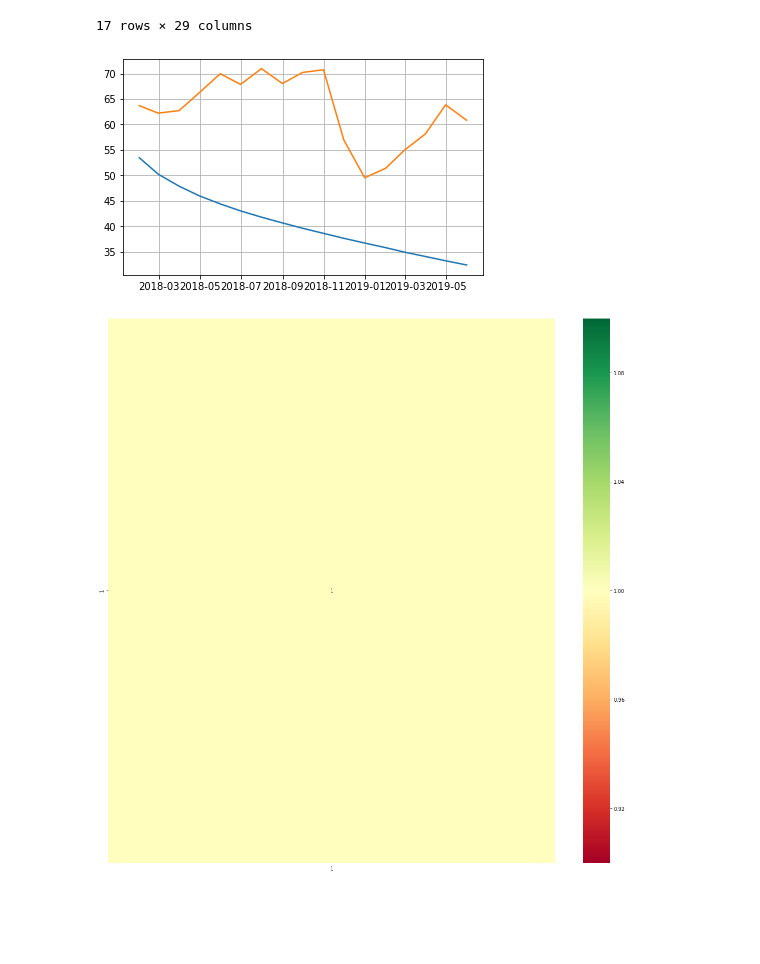
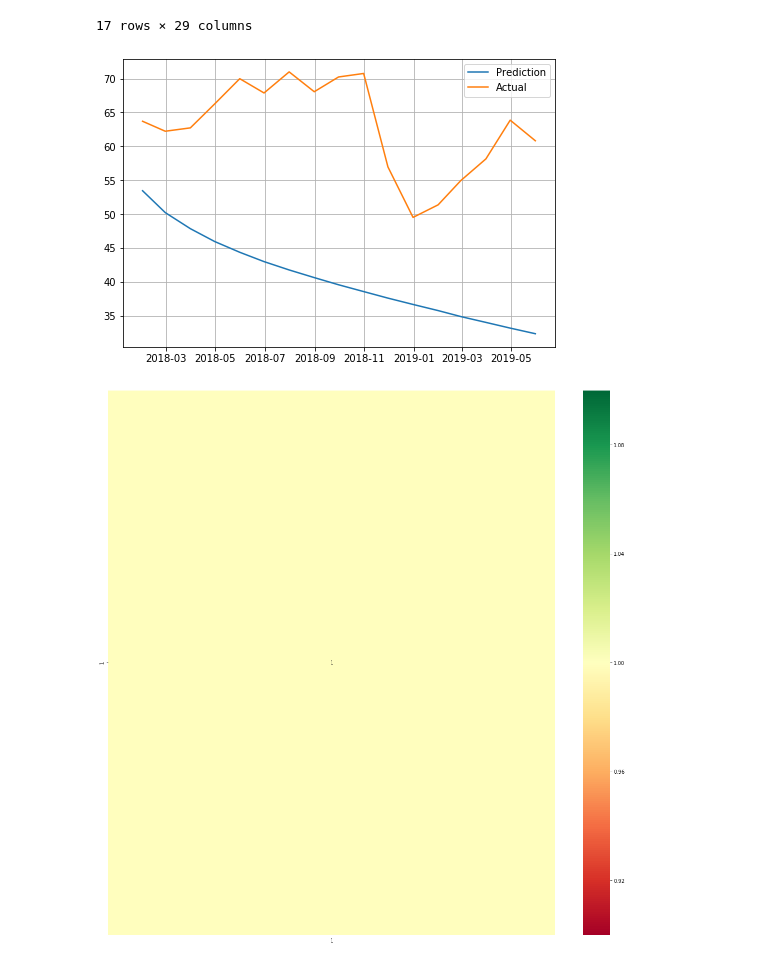
Before and after one commit to VeeLeeKoh/inventors_sprint, a Jupyter notebook: VAR model.ipynb, the cells around one changed output. Drawn from its saved outputs; the diff is of its cells as text; code cells hidden in the pictures; blank space fills up the shorter version.

Commit message:
SARIMAX graph

```diff
--- a/VAR model.ipynb
+++ b/VAR model.ipynb
@@ -178,20 +178,18 @@ pred
 | 2019-05-31 | 32.3677 | 353928 | 20432.1 | 9203.63 | ... |
 17 rows × 29 columns
 # %%
-fig, ax = plt.subplots(figsize=(5, 3))
-plt.plot(pred['Cushing, OK WTI Spot Price FOB (Dollars per Barrel)'])
-plt.plot(test['Cushing, OK WTI Spot Price FOB (Dollars per Barrel)'])
-
+fig = plt.figure()
 
 ax = fig.add_axes([0,0,1,1])
 
-ax.plot(pred['Cushing, OK WTI Spot Price FOB (Dollars per Barrel)'], label="")
-ax.plot(valid['Cushing, OK WTI Spot Price FOB (Dollars per Barrel)'], label="x**3")
+ax.plot(pred['Cushing, OK WTI Spot Price FOB (Dollars per Barrel)'], col,label="Prediction")
+ax.plot(valid['Cushing, OK WTI Spot Price FOB (Dollars per Barrel)'],color = "blue", label="Actual")
+
+plt.legend()
 plt.grid()
 plt.tight_layout()
-df = pd.DataFrame()
 # %% [output]
-[figure, old version]
+[figure, new version]
 # %%
 a = pred['Cushing, OK WTI Spot Price FOB (Dollars per Barrel)']
 
```
Also changed, not shown: parts of 1 cell of this notebook, 1 other file.
